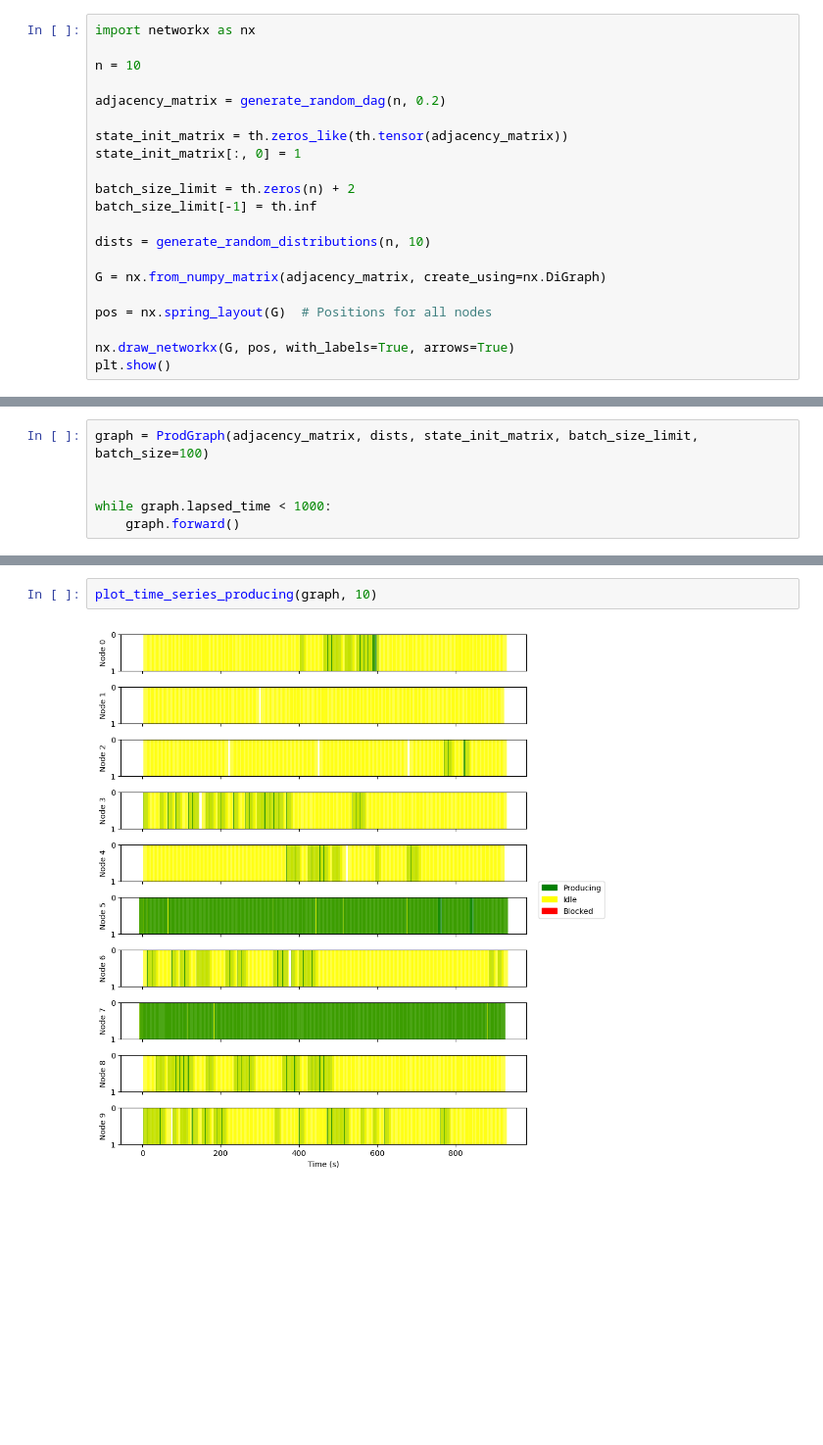
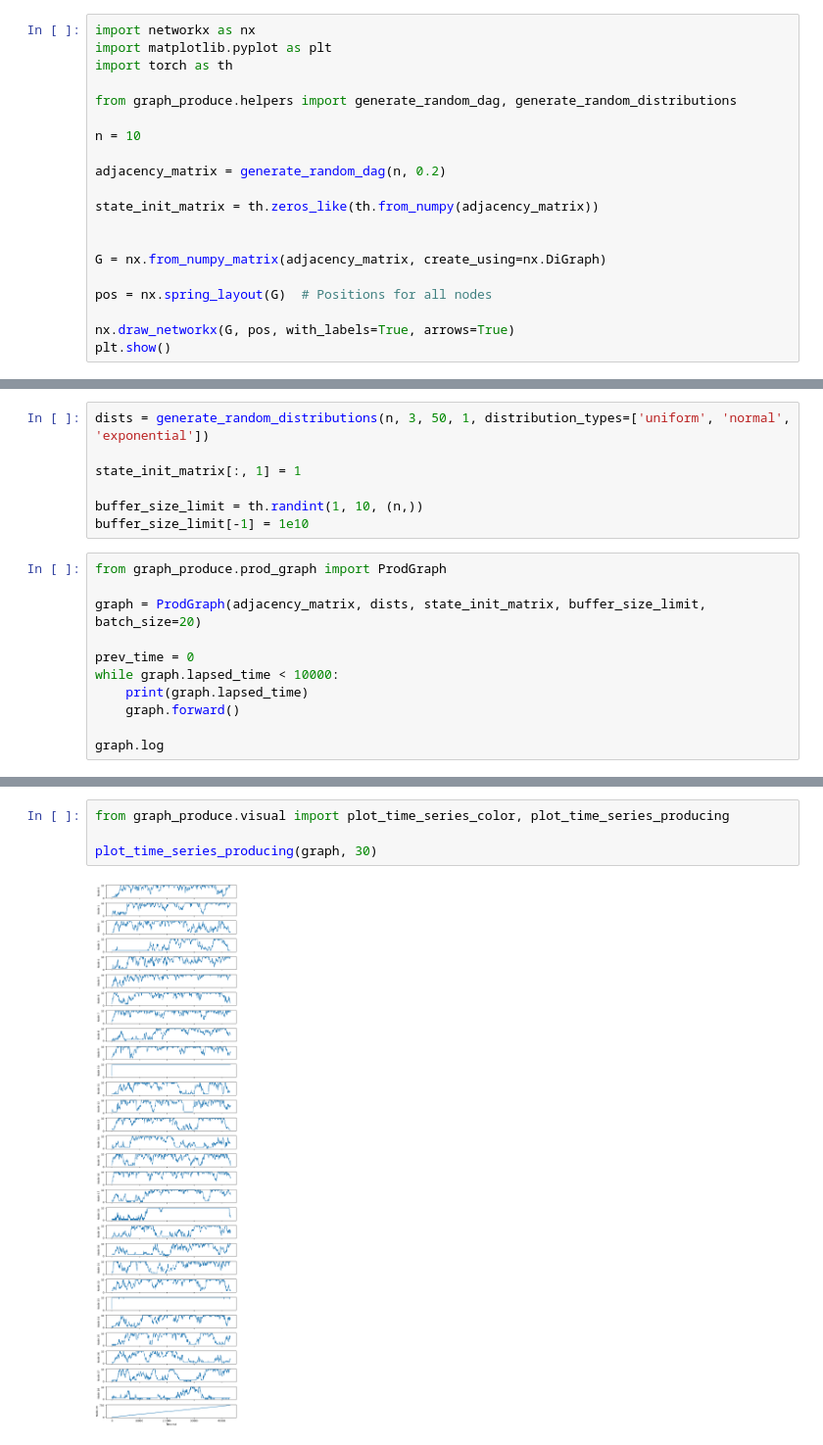
Before and after one commit to nachtflug6/ProcessTimeSeries, a Jupyter notebook: process_sim/test_process.ipynb, the cells around one changed output, grey strips where cells are left out. Shown at 98% size. Cells and saved outputs as stored; diff of their text form; blank space fills up the shorter version.

Commit message:
start failure state

```diff
--- a/process_sim/test_process.ipynb
+++ b/process_sim/test_process.ipynb
@@ -261,17 +1,16 @@ def plot_time_series_producing(graph, n):
 # %%
 import networkx as nx
+import matplotlib.pyplot as plt
+import torch as th
+
+from graph_produce.helpers import generate_random_dag, generate_random_distributions
 
 n = 10
 
 adjacency_matrix = generate_random_dag(n, 0.2)
 
-state_init_matrix = th.zeros_like(th.tensor(adjacency_matrix))
-state_init_matrix[:, 0] = 1
+state_init_matrix = th.zeros_like(th.from_numpy(adjacency_matrix))
 
-batch_size_limit = th.zeros(n) + 2
-batch_size_limit[-1] = th.inf
-
-dists = generate_random_distributions(n, 10)
 
 G = nx.from_numpy_matrix(adjacency_matrix, create_using=nx.DiGraph)
 
@@ -284,6 +23,18 @@ plt.show()
+# %%
+dists = generate_random_distributions(n, 3, 50, 1, distribution_types=['uniform', 'normal', 'exponential'])
+
+state_init_matrix[:, 1] = 1
+
+buffer_size_limit = th.randint(1, 10, (n,))
+buffer_size_limit[-1] = 1e10
 # %%
-graph = ProdGraph(adjacency_matrix, dists, state_init_matrix, batch_size_limit, batch_size=100)
+from graph_produce.prod_graph import ProdGraph
 
+graph = ProdGraph(adjacency_matrix, dists, state_init_matrix, buffer_size_limit, batch_size=20)
 
-while graph.lapsed_time < 1000:
+prev_time = 0
+while graph.lapsed_time < 10000:
+    print(graph.lapsed_time)
     graph.forward()
+
+graph.log
@@ -290,4 +69,6 @@ while graph.lapsed_time < 1000:
 # %%
-plot_time_series_producing(graph, 10)
+from graph_produce.visual import plot_time_series_color, plot_time_series_producing
+
+plot_time_series_producing(graph, 30)
 # %% [output]
-[figure, old version]
+[figure, new version]
```
Also changed, not shown: parts of 7 cells of this notebook, 4 other files.
